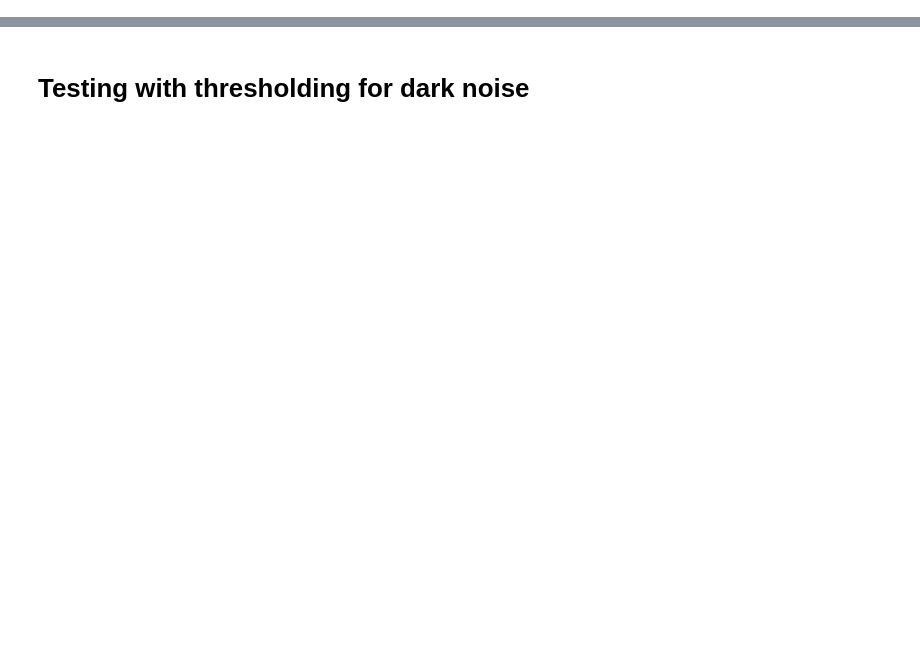
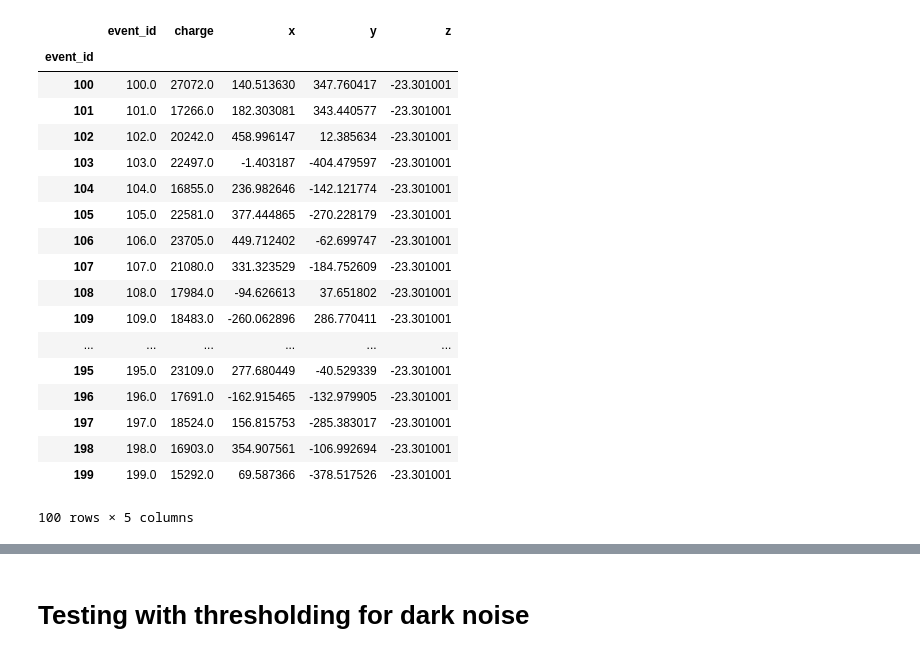
Before and after one commit to tcontrer/trackingplane, a Jupyter notebook: test_notebooks/sipmstudy_map.ipynb, the cells around one changed output, grey strips where cells are left out. Cells and saved outputs as stored; diff of their text form; code cells hidden in the pictures; blank space fills up the shorter version.

Commit message:
made map position a bayecenter of event

```diff
--- a/test_notebooks/sipmstudy_map.ipynb
+++ b/test_notebooks/sipmstudy_map.ipynb
@@ -143,0 +166,14 @@ kr_map
+# %%
+def Center_of_Event(sipm_response_in_event, sipm_positions):
+    top_sipms = sipm_response_in_event[sipm_response_in_event.charge > max(sipm_response_in_event.charge)*.1]
+    sensor_positions = sipm_positions.loc[sipm_positions.sensor_id.isin(top_sipms.sensor_id.tolist())]
+    sensor_positions = sensor_positions.reindex(sensor_positions.index.repeat(top_sipms.groupby('sensor_id').sensor_id.count().values))
+    top_sipms = top_sipms.merge(sensor_positions)
+
+    x = np.sum(top_sipms.charge*top_sipms.x)/np.sum(top_sipms.charge)
+    y = np.sum(top_sipms.charge*top_sipms.y)/np.sum(top_sipms.charge)
+    z = np.sum(top_sipms.charge*top_sipms.z)/np.sum(top_sipms.charge)
+    charge = np.sum(top_sipms.charge)
+    event_id = top_sipms.event_id[0]
+
+    return pd.Series({'event_id':event_id, 'charge':charge,'x':x, 'y':y, 'z':z})
@@ -144,3 +233,25 @@ kr_map
+# %%
+sipm_map
+# %% [output]
+|  | event_id | charge | x | y | z |
+| event_id |  |  |  |  |  |
+| 100 | 100.0 | 27072.0 | 140.513630 | 347.760417 | -23.301001 |
+| 101 | 101.0 | 17266.0 | 182.303081 | 343.440577 | -23.301001 |
+| 102 | 102.0 | 20242.0 | 458.996147 | 12.385634 | -23.301001 |
+| 103 | 103.0 | 22497.0 | -1.403187 | -404.479597 | -23.301001 |
+| 104 | 104.0 | 16855.0 | 236.982646 | -142.121774 | -23.301001 |
+| 105 | 105.0 | 22581.0 | 377.444865 | -270.228179 | -23.301001 |
+| 106 | 106.0 | 23705.0 | 449.712402 | -62.699747 | -23.301001 |
+| 107 | 107.0 | 21080.0 | 331.323529 | -184.752609 | -23.301001 |
+| 108 | 108.0 | 17984.0 | -94.626613 | 37.651802 | -23.301001 |
+| 109 | 109.0 | 18483.0 | -260.062896 | 286.770411 | -23.301001 |
+| ... | ... | ... | ... | ... | ... |
+| 195 | 195.0 | 23109.0 | 277.680449 | -40.529339 | -23.301001 |
+| 196 | 196.0 | 17691.0 | -162.915465 | -132.979905 | -23.301001 |
+| 197 | 197.0 | 18524.0 | 156.815753 | -285.383017 | -23.301001 |
+| 198 | 198.0 | 16903.0 | 354.907561 | -106.992694 | -23.301001 |
+| 199 | 199.0 | 15292.0 | 69.587366 | -378.517526 | -23.301001 |
+100 rows × 5 columns
 # %%
 # Testing positions of event as center of mass (energy)
 i = 0
```
Also changed, not shown: parts of 12 cells of this notebook, 1 other file.
